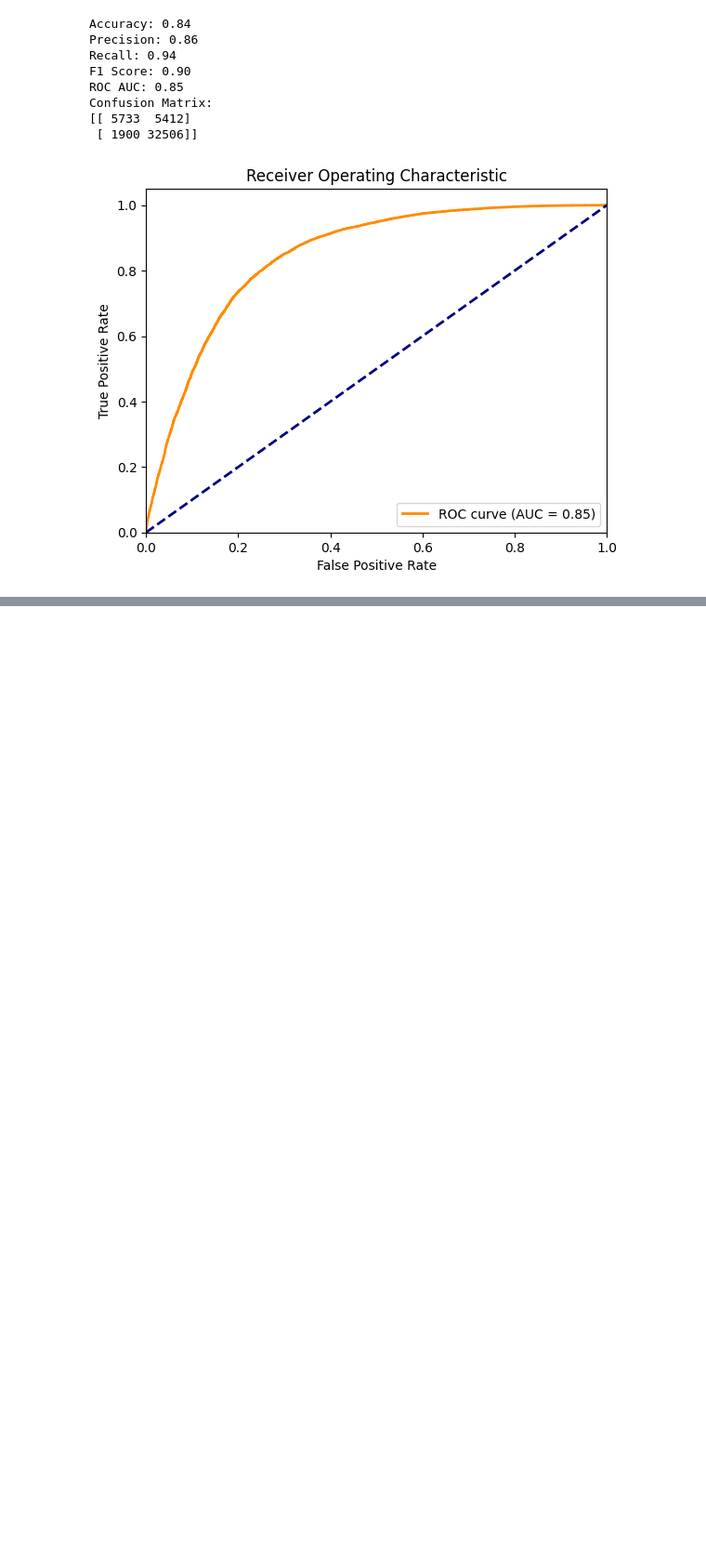
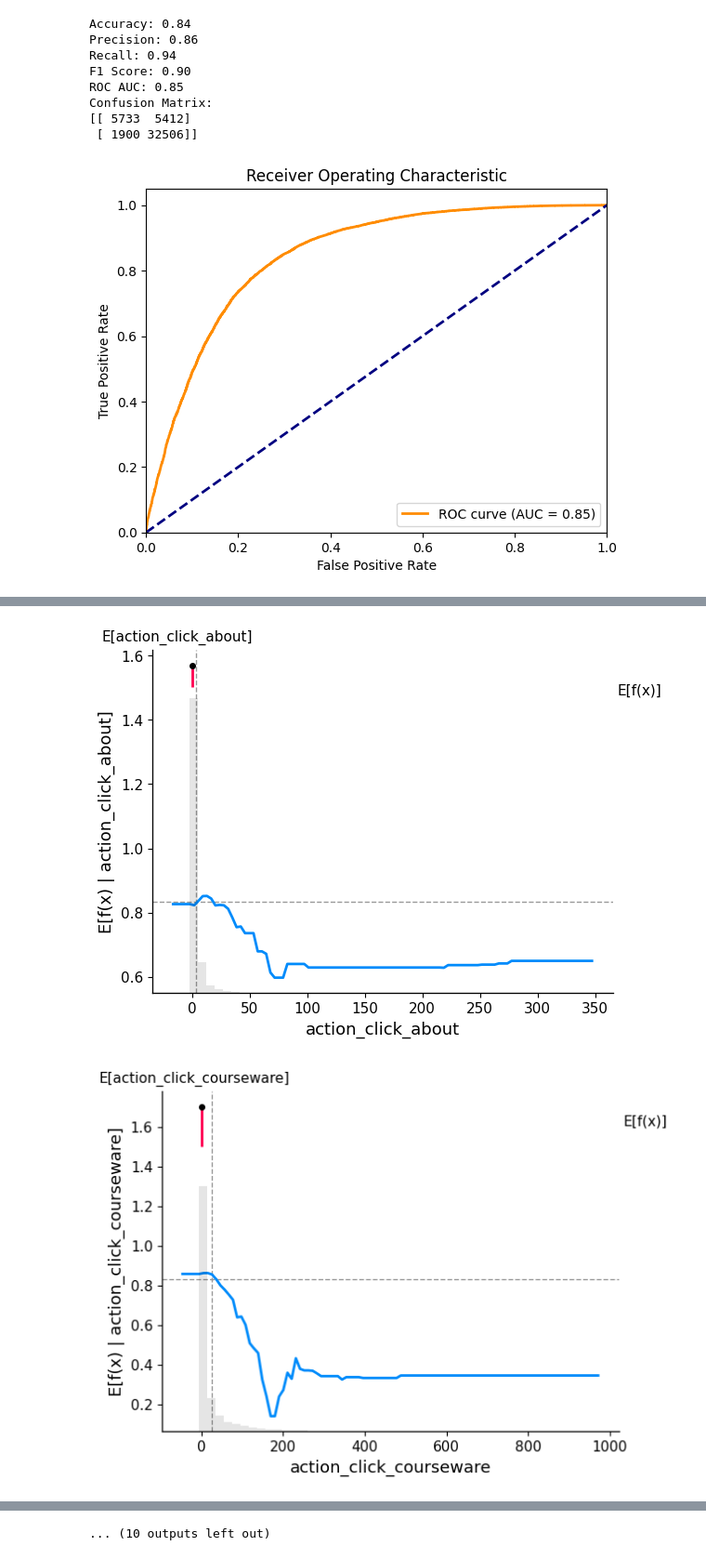
Before and after one commit to anasnofal/kaggle-notebooks-, a Jupyter notebook: trial-notebook.ipynb, the cells around one changed output, grey strips where cells are left out. Shown at 93% size. Cells and saved outputs as stored; diff of their text form; code cells hidden in the pictures; blank space fills up the shorter version.

```diff
--- a/trial-notebook.ipynb
+++ b/trial-notebook.ipynb
@@ -309,14 +340,17 @@ def objective(trial):
 # %%
-# sample_ind=4
+sample_ind=4
 
-# for column  in X_test:
-#     shap.partial_dependence_plot(
-#     f"{column}",
-#     model.predict,
-#     X_test,
-#     model_expected_value=True,
-#     feature_expected_value=True,
-#     show=False,
-#     ice=False,
-#     shap_values=shap_values[sample_ind : sample_ind + 1, :],)
-#     plt.show()
+for column  in X_test:
+    shap.partial_dependence_plot(
+    f"{column}",
+    model.predict,
+    X_test,
+    model_expected_value=True,
+    feature_expected_value=True,
+    show=False,
+    ice=False,
+    shap_values=shap_values[sample_ind : sample_ind + 1, :],)
+    plt.show()
+# %% [output]
+[figure, added]
+[figure, added]
@@ -323,3 +367,4 @@ def objective(trial):
+... (10 outputs left out)
 # %%
 import lime
 import lime.lime_tabular
```
Also changed, not shown: parts of 9 cells of this notebook.
